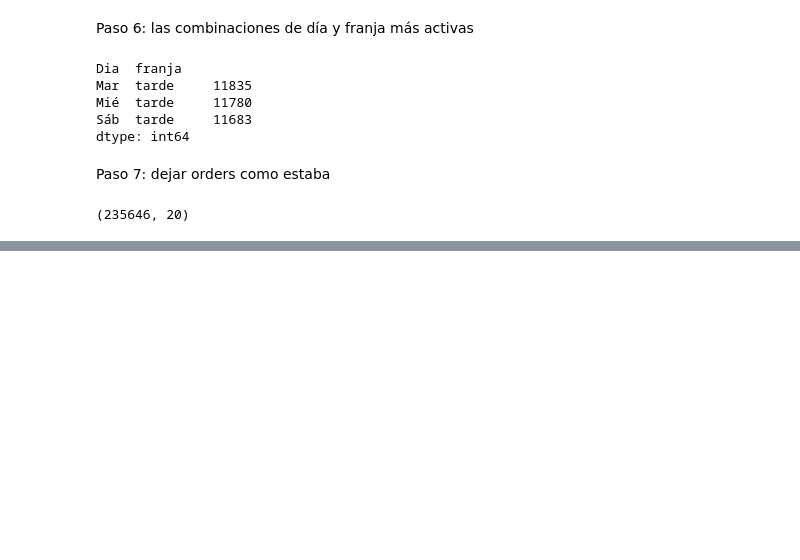
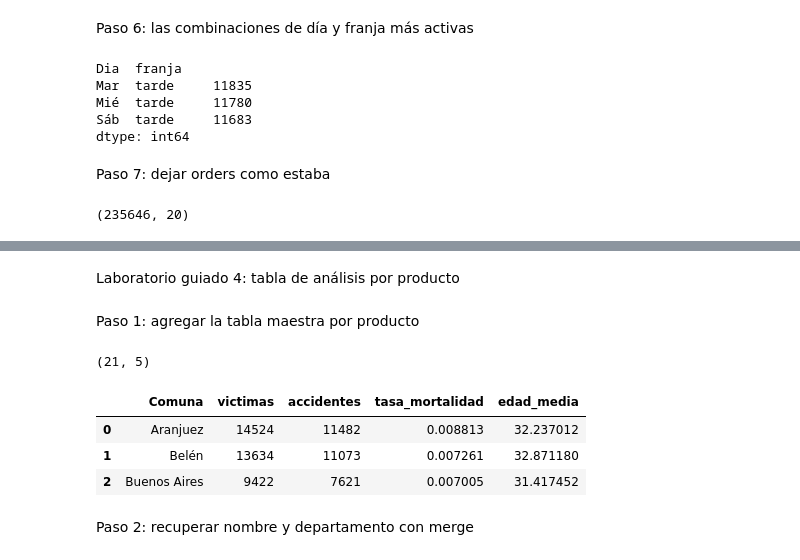
Before and after one commit to sjuandasat05-sudo/proyecto-ciencia-datos, a Jupyter notebook: notebooks/data_preparation.ipynb, the cells around one changed output, grey strips where cells are left out. Cells and saved outputs as stored; diff of their text form; code cells hidden in the pictures; blank space fills up the shorter version.

```diff
--- a/notebooks/data_preparation.ipynb
+++ b/notebooks/data_preparation.ipynb
@@ -597,0 +682,12 @@ print(victimas.shape)
+# %%
+top = (maestra.groupby(['NUMCOMUNA', 'Comuna']).size()
+              .nlargest(5).reset_index(name='victimas'))
+print(top)
+
+maestra['murio'] = maestra['Gravedad_victima'] == 'Muertos'
+
+por_diseno = (maestra.groupby('DISEÑO')
+                     .agg(victimas=('Radicado', 'size'),
+                          tasa_mortalidad=('murio', 'mean'))
+                     .sort_values('victimas', ascending=False))
+por_diseno.head(3)
@@ -597,0 +760,22 @@ print(victimas.shape)
+# %% [markdown]
+Laboratorio guiado 4: tabla de análisis por producto
+# %% [markdown]
+Paso 1: agregar la tabla maestra por producto
+# %%
+por_comuna = (maestra
+    .groupby('Comuna')
+    .agg(victimas=('Radicado', 'size'),
+         accidentes=('Radicado', 'nunique'),
+         tasa_mortalidad=('murio', 'mean'),
+         edad_media=('Edad', 'mean'))
+    .reset_index())
+print(por_comuna.shape)
+por_comuna.head(3)
+# %% [output]
+(21, 5)
+|  | Comuna | victimas | accidentes | tasa_mortalidad | edad_media |
+| 0 | Aranjuez | 14524 | 11482 | 0.008813 | 32.237012 |
+| 1 | Belén | 13634 | 11073 | 0.007261 | 32.871180 |
+| 2 | Buenos Aires | 9422 | 7621 | 0.007005 | 31.417452 |
+# %% [markdown]
+Paso 2: recuperar nombre y departamento con merge
```
Also changed, not shown: parts of 27 cells of this notebook, 1 other file.
